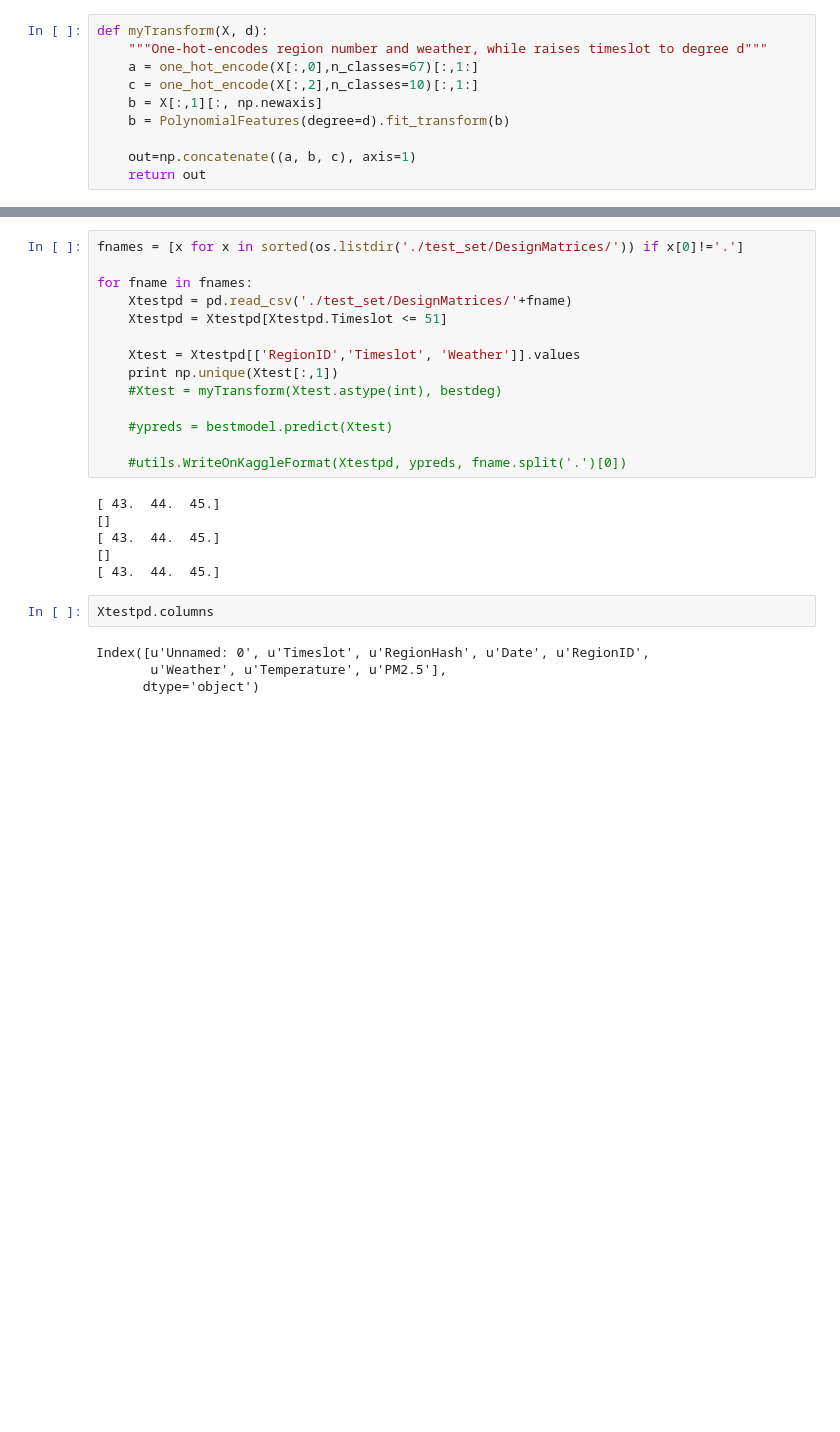
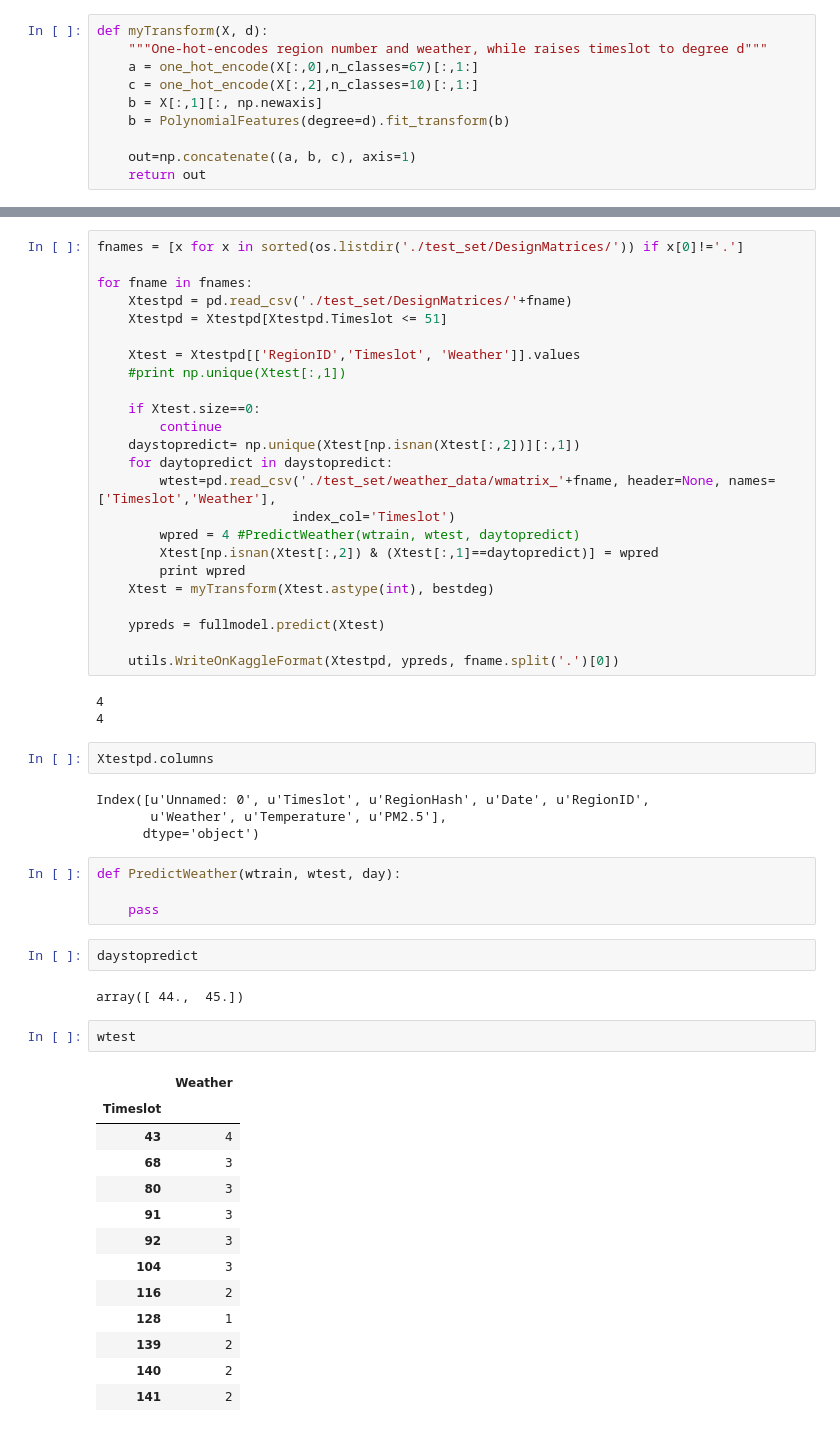
Before and after one commit to muneebaadil/CS429-Data-Mining-NUCES, a Jupyter notebook: Project/model1.ipynb, the cells around one changed output, grey strips where cells are left out. Drawn from its saved outputs; the diff is of its cells as text; blank space fills up the shorter version.

```diff
--- a/Project/model1.ipynb
+++ b/Project/model1.ipynb
@@ -97,21 +138,52 @@ for fname in fnames:
     Xtestpd = Xtestpd[Xtestpd.Timeslot <= 51]
 
     Xtest = Xtestpd[['RegionID','Timeslot', 'Weather']].values
-    print np.unique(Xtest[:,1])
-    #Xtest = myTransform(Xtest.astype(int), bestdeg)
+    #print np.unique(Xtest[:,1])
 
-    #ypreds = bestmodel.predict(Xtest)
+    if Xtest.size==0:
+        continue
+    daystopredict= np.unique(Xtest[np.isnan(Xtest[:,2])][:,1])
+    for daytopredict in daystopredict:
+        wtest=pd.read_csv('./test_set/weather_data/wmatrix_'+fname, header=None, names=['Timeslot','Weather'],
+                         index_col='Timeslot')
+        wpred = 4 #PredictWeather(wtrain, wtest, daytopredict)
+        Xtest[np.isnan(Xtest[:,2]) & (Xtest[:,1]==daytopredict)] = wpred
+        print wpred
+    Xtest = myTransform(Xtest.astype(int), bestdeg)
 
-    #utils.WriteOnKaggleFormat(Xtestpd, ypreds, fname.split('.')[0])
+    ypreds = fullmodel.predict(Xtest)
+
+    utils.WriteOnKaggleFormat(Xtestpd, ypreds, fname.split('.')[0])
 # %% [output]
-[ 43.  44.  45.]
-[]
-[ 43.  44.  45.]
-[]
-[ 43.  44.  45.]
+4
+4
 # %%
 Xtestpd.columns
 # %% [output]
 Index([u'Unnamed: 0', u'Timeslot', u'RegionHash', u'Date', u'RegionID',
        u'Weather', u'Temperature', u'PM2.5'],
       dtype='object')
+# %%
+def PredictWeather(wtrain, wtest, day):
+
+    pass
+# %%
+daystopredict
+# %% [output]
+array([ 44.,  45.])
+# %%
+wtest
+# %% [output]
+|  | Weather |
+| Timeslot |  |
+| 43 | 4 |
+| 68 | 3 |
+| 80 | 3 |
+| 91 | 3 |
+| 92 | 3 |
+| 104 | 3 |
+| 116 | 2 |
+| 128 | 1 |
+| 139 | 2 |
+| 140 | 2 |
+| 141 | 2 |
```
Also changed, not shown: parts of 26 cells of this notebook.
